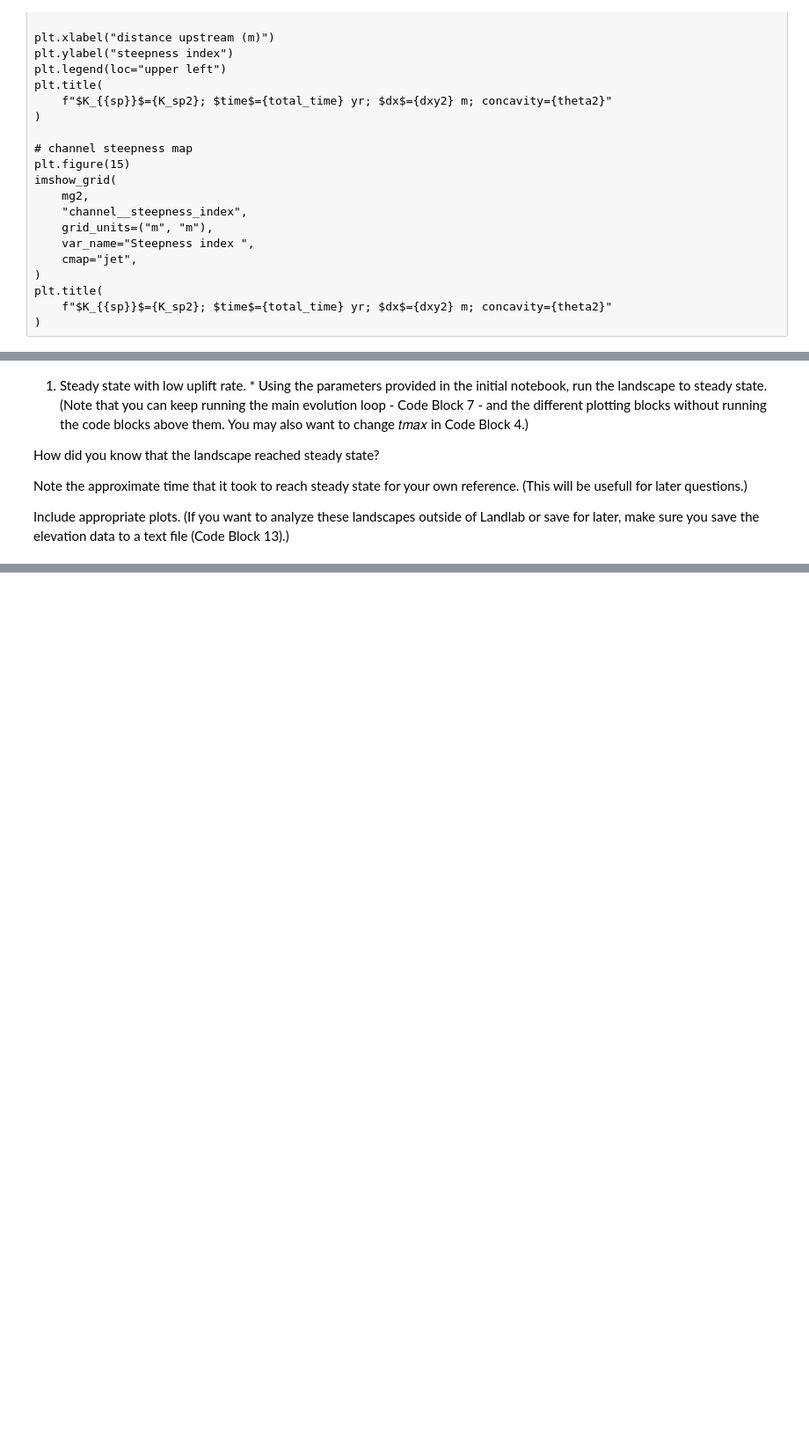
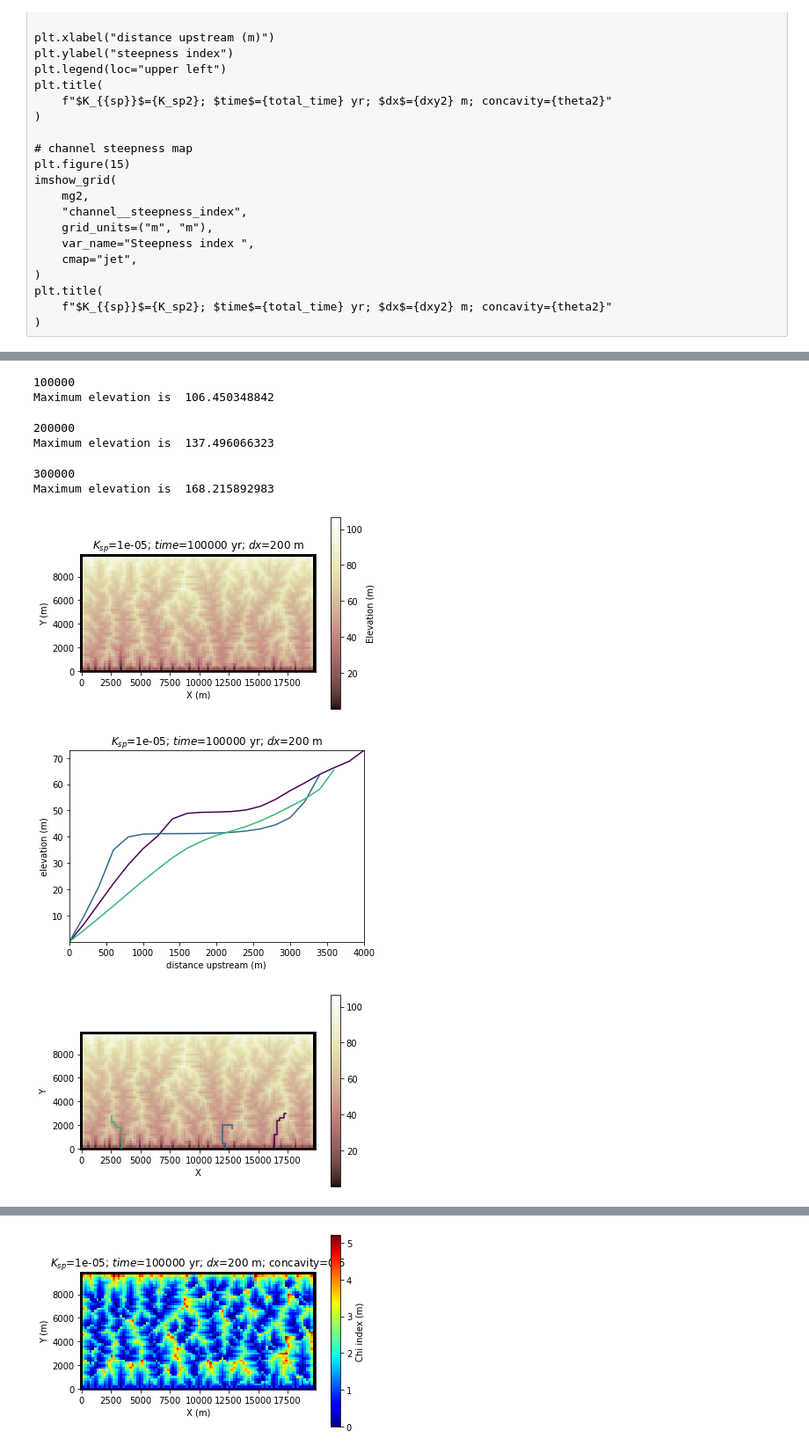
Before and after one commit to lhy11009/gel_214, a Jupyter notebook: stream_power_channels_class_notebook.ipynb, the cells around one changed output, grey strips where cells are left out. Shown at 88% size. Saved outputs shown, nothing was run; the diff lists cells and outputs as text; code cells hidden in the pictures; blank space fills up the shorter version.

```diff
--- a/stream_power_channels_class_notebook.ipynb
+++ b/stream_power_channels_class_notebook.ipynb
@@ -841,8 +885,0 @@ RunWrapper(option='plot')
-# %% [markdown]
-1. Steady state with low uplift rate. * Using the parameters provided in the initial notebook, run the landscape to steady state. (Note that you can keep running the main evolution loop - Code Block 7 - and the different plotting blocks without running the code blocks above them. You may also want to change  𝑡𝑚𝑎𝑥  in Code Block 4.)
-
-How did you know that the landscape reached steady state?
-
-Note the approximate time that it took to reach steady state for your own reference. (This will be usefull for later questions.)
-
-Include appropriate plots. (If you want to analyze these landscapes outside of Landlab or save for later, make sure you save the elevation data to a text file (Code Block 13).)
@@ -850,0 +1146,19 @@ Include appropriate plots. (If you want to analyze these landscapes outside of L
+# %%
+# code block for question 2
+
+z2, end_time = RunWrapper1(z1, uplift_rate_value=4e-4)
+max_elev = np.max(z2)
+max_elev_end = 140
+while max_elev < max_elev_end :
+    z2, end_time = RunWrapper1(z2, uplift_rate_value=4e-4, start_time=end_time)
+    max_elev = np.max(z2) # max topography
+# %% [output]
+100000
+Maximum elevation is  106.450348842
+200000
+Maximum elevation is  137.496066323
+300000
+Maximum elevation is  168.215892983
+[figure, added]
+[figure, added]
+[figure, added]
@@ -850,0 +1167 @@ Include appropriate plots. (If you want to analyze these landscapes outside of L
+[figure, added]
```
Also changed, not shown: parts of 6 cells of this notebook, 1 other file.
